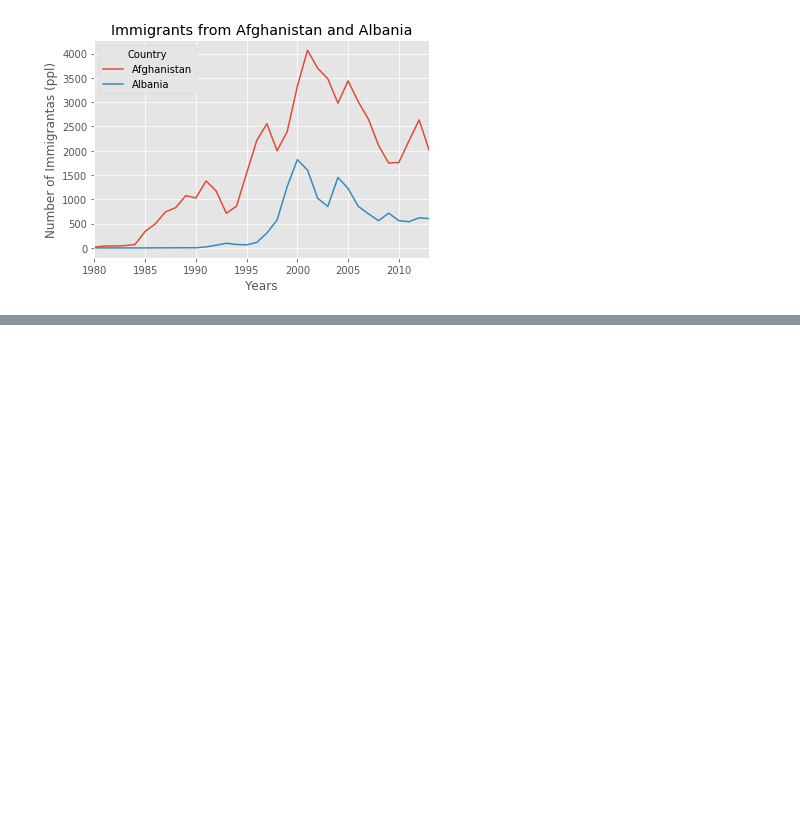
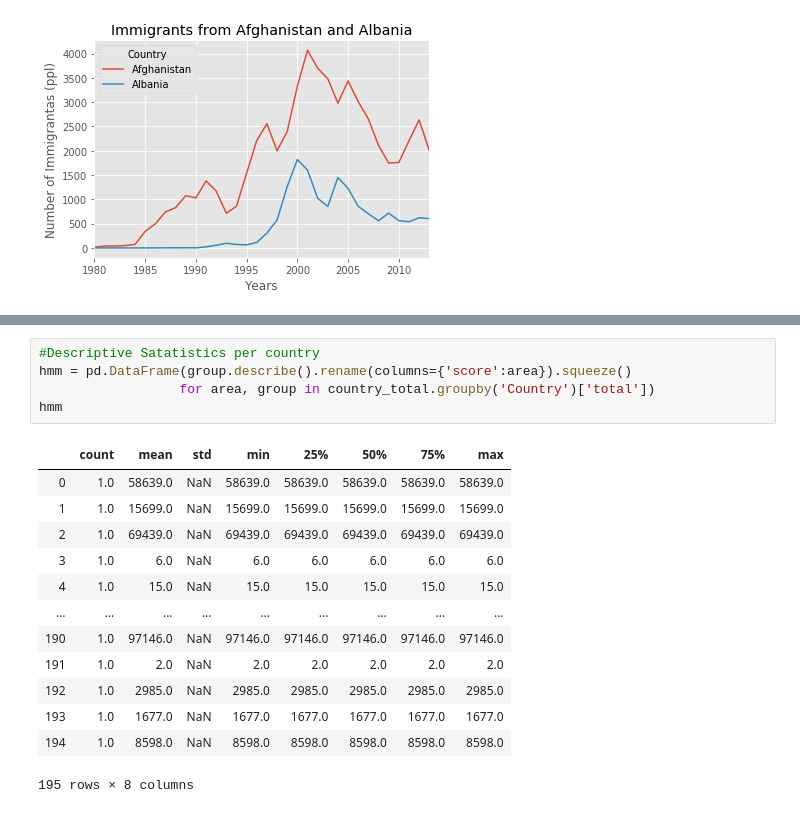
Before and after one commit to pHeesari/Recovery_H8_050, a Jupyter notebook: Statistics_ML.ipynb, the cells around one changed output, grey strips where cells are left out. Drawn from its saved outputs; the diff is of its cells as text; blank space fills up the shorter version.

```diff
--- a/Statistics_ML.ipynb
+++ b/Statistics_ML.ipynb
@@ -129,0 +118,19 @@ dtype: float64
+# %%
+#Descriptive Satatistics per country
+hmm = pd.DataFrame(group.describe().rename(columns={'score':area}).squeeze()
+                  for area, group in country_total.groupby('Country')['total'])
+hmm
+# %% [output]
+|  | count | mean | std | min | 25% | 50% | 75% | max |
+| 0 | 1.0 | 58639.0 | NaN | 58639.0 | 58639.0 | 58639.0 | 58639.0 | 58639.0 |
+| 1 | 1.0 | 15699.0 | NaN | 15699.0 | 15699.0 | 15699.0 | 15699.0 | 15699.0 |
+| 2 | 1.0 | 69439.0 | NaN | 69439.0 | 69439.0 | 69439.0 | 69439.0 | 69439.0 |
+| 3 | 1.0 | 6.0 | NaN | 6.0 | 6.0 | 6.0 | 6.0 | 6.0 |
+| 4 | 1.0 | 15.0 | NaN | 15.0 | 15.0 | 15.0 | 15.0 | 15.0 |
+| ... | ... | ... | ... | ... | ... | ... | ... | ... |
+| 190 | 1.0 | 97146.0 | NaN | 97146.0 | 97146.0 | 97146.0 | 97146.0 | 97146.0 |
+| 191 | 1.0 | 2.0 | NaN | 2.0 | 2.0 | 2.0 | 2.0 | 2.0 |
+| 192 | 1.0 | 2985.0 | NaN | 2985.0 | 2985.0 | 2985.0 | 2985.0 | 2985.0 |
+| 193 | 1.0 | 1677.0 | NaN | 1677.0 | 1677.0 | 1677.0 | 1677.0 | 1677.0 |
+| 194 | 1.0 | 8598.0 | NaN | 8598.0 | 8598.0 | 8598.0 | 8598.0 | 8598.0 |
+195 rows × 8 columns
```
Also changed, not shown: parts of 9 cells of this notebook.
